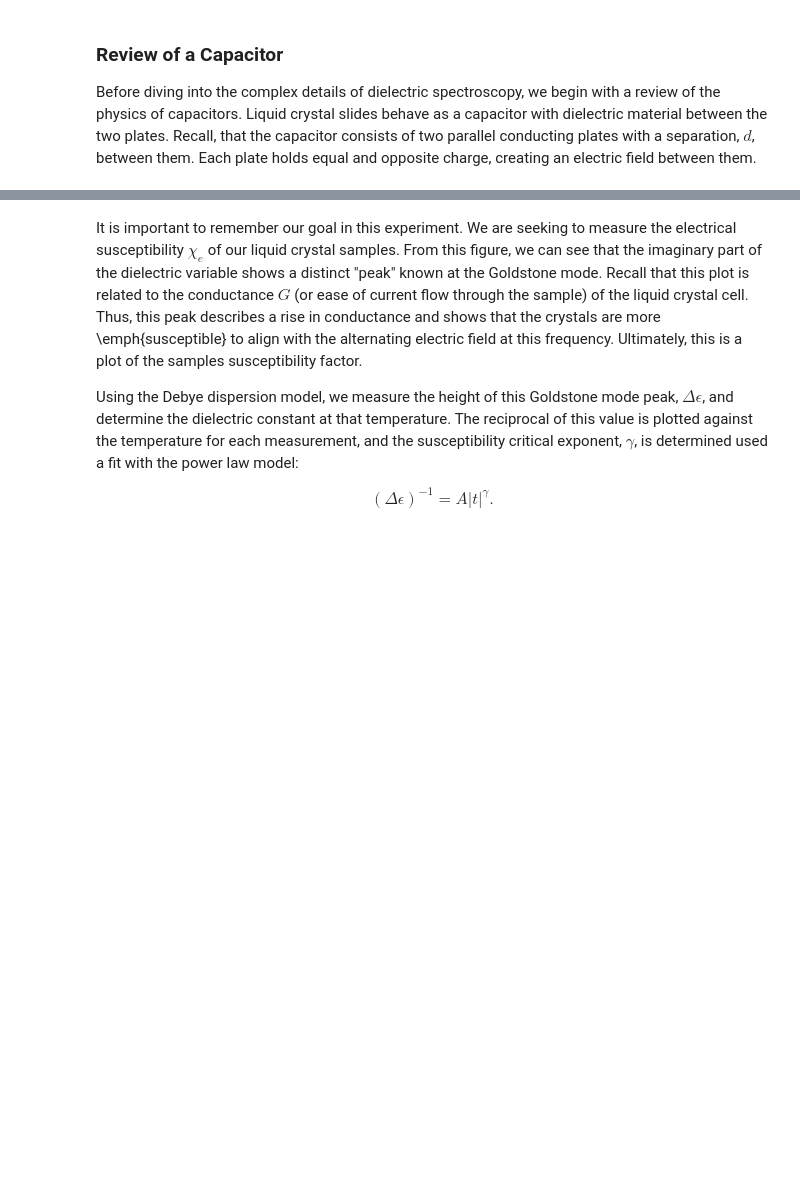
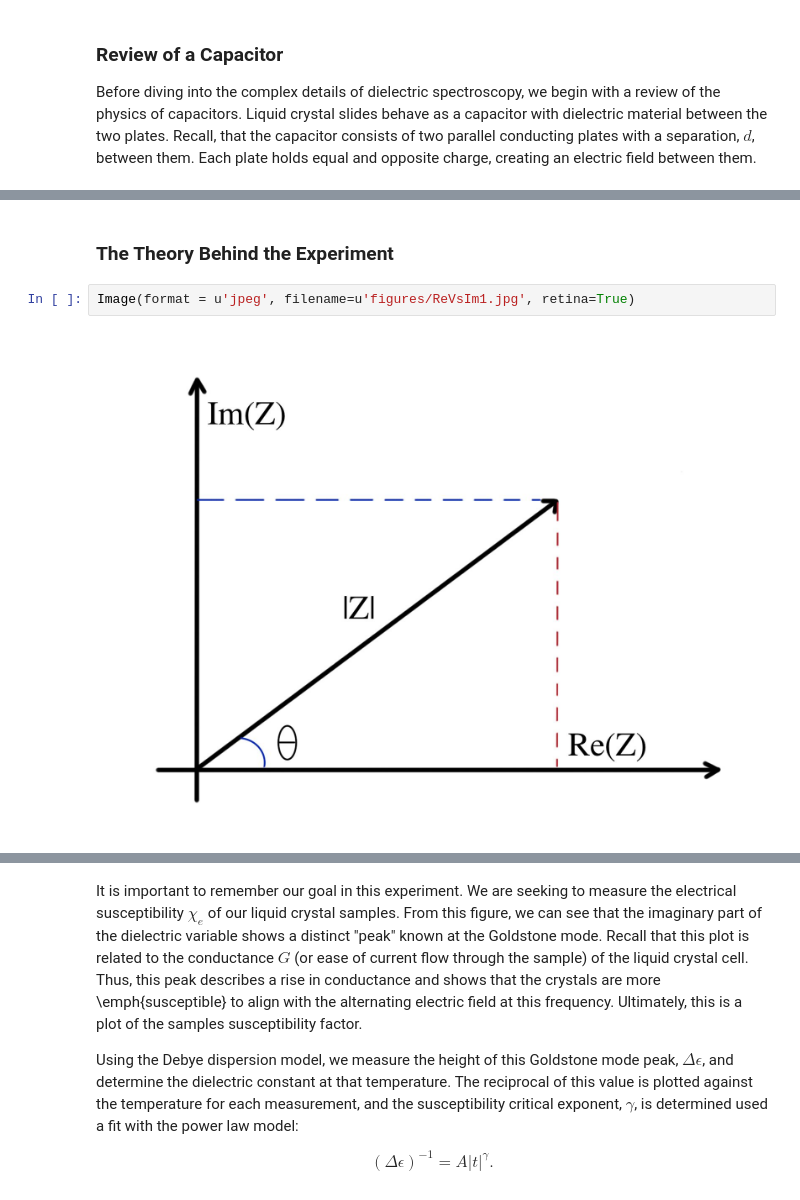
Before and after one commit to Zsailer/calpolythesis, a Jupyter notebook: notebook/Experimental Design - Theory Behind Dielectric Spectroscopy.ipynb, the cells around one changed output, grey strips where cells are left out. Saved outputs shown, nothing was run; the diff lists cells and outputs as text; blank space fills up the shorter version.

```diff
--- a/notebook/Experimental Design - Theory Behind Dielectric Spectroscopy.ipynb
+++ b/notebook/Experimental Design - Theory Behind Dielectric Spectroscopy.ipynb
@@ -77,3 +93,9 @@ The new capacitance of the slides is
 
 Notice, there is a new factor $\epsilon_{r}$. Thus, by measuring the capacitance of our samples, we can study the polarization susceptibility of liquid crystals. We will exploit this fact through using alternating electric fields at different frequencies and observing the sample's response. After scanning across a wide range of frequencies, we expect to see a particular frequency at which the capacitance falls off (and conductance peaks).
+# %% [markdown]
+### The Theory Behind the Experiment ###
+# %%
+Image(format = u'jpeg', filename=u'figures/ReVsIm1.jpg', retina=True)
+# %% [output]
+[figure, added]
 # %% [markdown]
```
Also changed, not shown: parts of 9 cells of this notebook, 2 other files.
